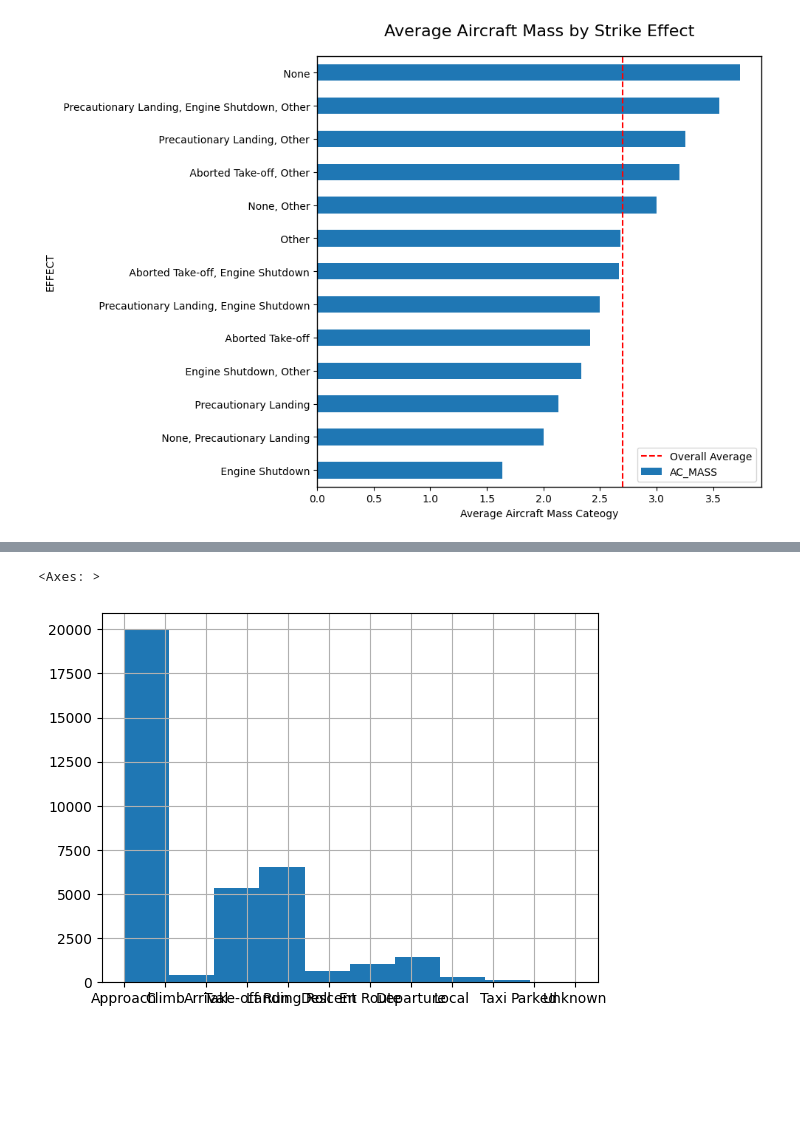
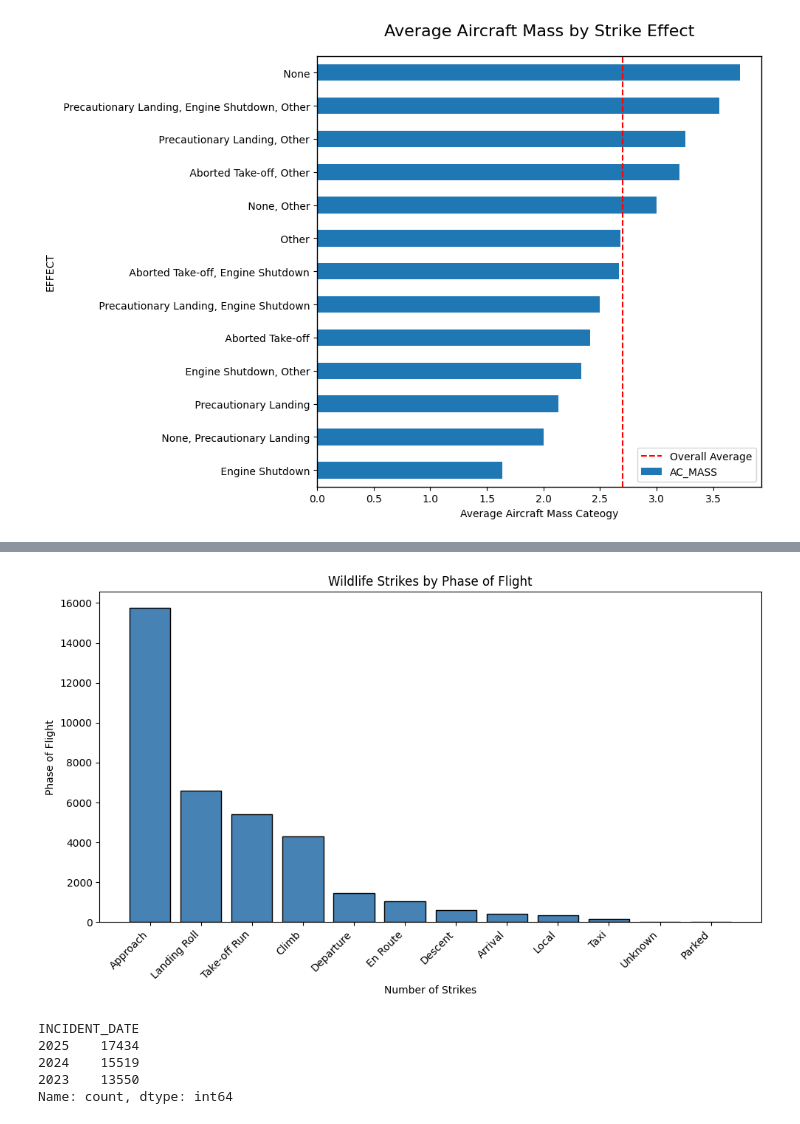
Before and after one commit to notepadnomad/FAA-Wildlife-Strike-EDA, a Jupyter notebook: notebooks/1_Import_and_Clean.ipynb, the cells around one changed output, grey strips where cells are left out. Drawn from its saved outputs; the diff is of its cells as text; code cells hidden in the pictures; blank space fills up the shorter version.

Commit message:
Added two more charts

```diff
--- a/notebooks/1_Import_and_Clean.ipynb
+++ b/notebooks/1_Import_and_Clean.ipynb
@@ -114,27 +134,28 @@ Unknown             9
 Parked              5
 Name: count, dtype: int64
 # %%
-plt.figure(figsize=(10,6))
-plt.hist(
-    df_AC['PHASE_OF_FLIGHT'],
-    bins=20,
-    color="#1de144",
-    edgecolor="white"
-)
+counts_mass = df['PHASE_OF_FLIGHT'].value_counts()
 
-plt.xlabel("Average Stream Duration (Minutes)")
-plt.ylabel("Number of Tracks")
-plt.title("Distribution of Average Stream Duration", fontsize=16, pad=20)
+plt.figure(figsize=(10, 6))
 
-ax = plt.gca()
-for spine in ax.spines.values():
-    spine.set_linewidth(0.5)
-    spine.set_alpha(0.5)
-ax.spines["top"].set_visible(False)
-ax.spines["right"].set_visible(False)
+plt.bar(counts_mass.index, counts_mass.values, color='steelblue', edgecolor='black')
+
+plt.title('Wildlife Strikes by Phase of Flight')
+plt.xlabel('Number of Strikes')
+plt.ylabel('Phase of Flight')
+plt.xticks(rotation=45, ha='right')
 
 plt.tight_layout()
 plt.show()
 # %% [output]
-<Axes: >
-[figure, old version]
+[figure, new version]
+# %%
+strikes_per_year = df_AC['INCIDENT_DATE'].dt.year.value_counts()
+
+print(strikes_per_year)
+# %% [output]
+INCIDENT_DATE
+2025    17434
+2024    15519
+2023    13550
+Name: count, dtype: int64
```
Also changed, not shown: parts of 2 cells of this notebook.
